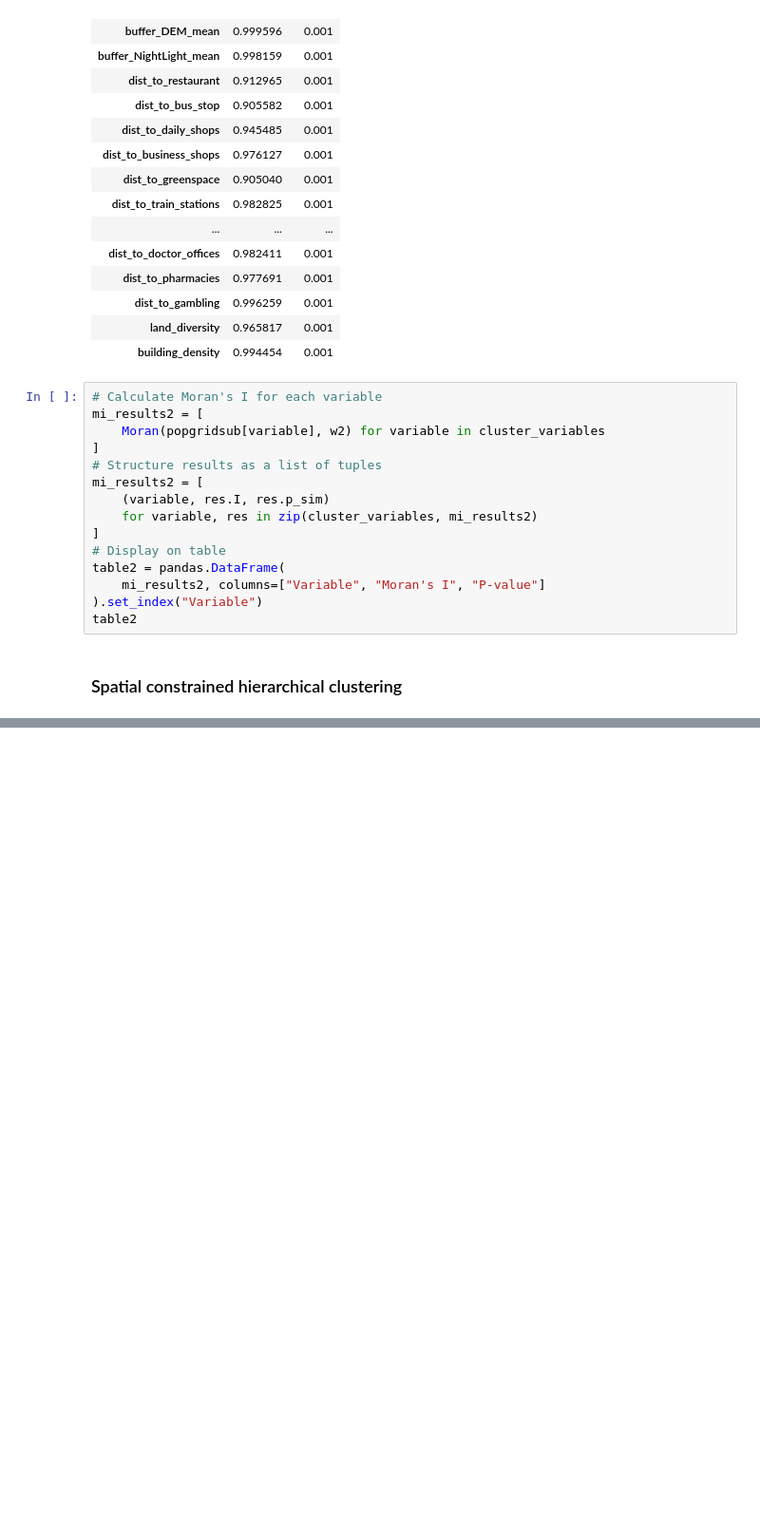
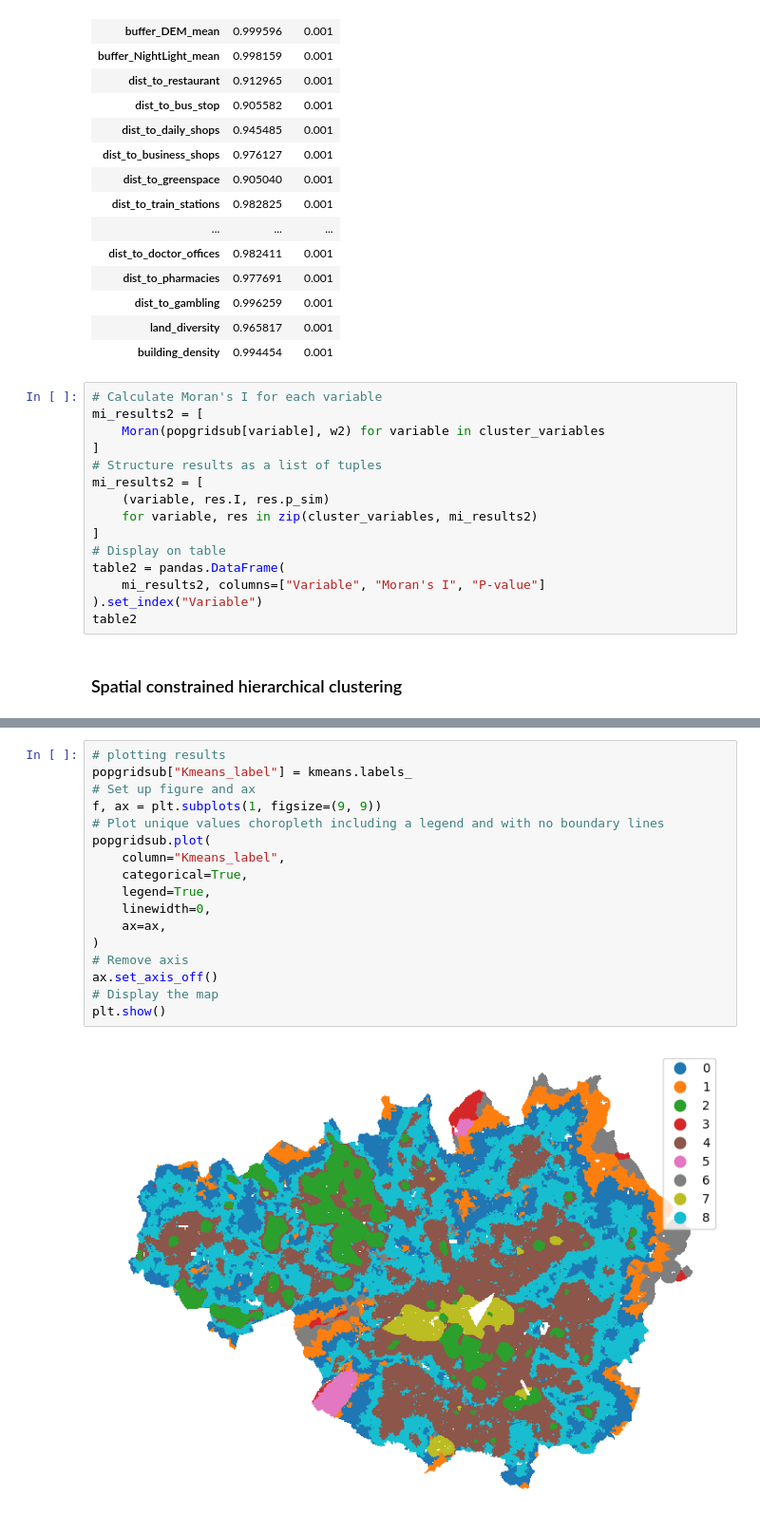
Before and after one commit to Spatial-Data-Science-and-GEO-AI-Lab/MultiHealth_J, a Jupyter notebook: clusterandpredict.ipynb, the cells around one changed output, grey strips where cells are left out. Shown at 95% size. Cells and saved outputs as stored; diff of their text form; blank space fills up the shorter version.

```diff
--- a/clusterandpredict.ipynb
+++ b/clusterandpredict.ipynb
@@ -127,0 +172,19 @@ plt.show()
+# %%
+# plotting results
+popgridsub["Kmeans_label"] = kmeans.labels_
+# Set up figure and ax
+f, ax = plt.subplots(1, figsize=(9, 9))
+# Plot unique values choropleth including a legend and with no boundary lines
+popgridsub.plot(
+    column="Kmeans_label",
+    categorical=True,
+    legend=True,
+    linewidth=0,
+    ax=ax,
+)
+# Remove axis
+ax.set_axis_off()
+# Display the map
+plt.show()
+# %% [output]
+[figure, added]
```
Also changed, not shown: parts of 8 cells of this notebook.
